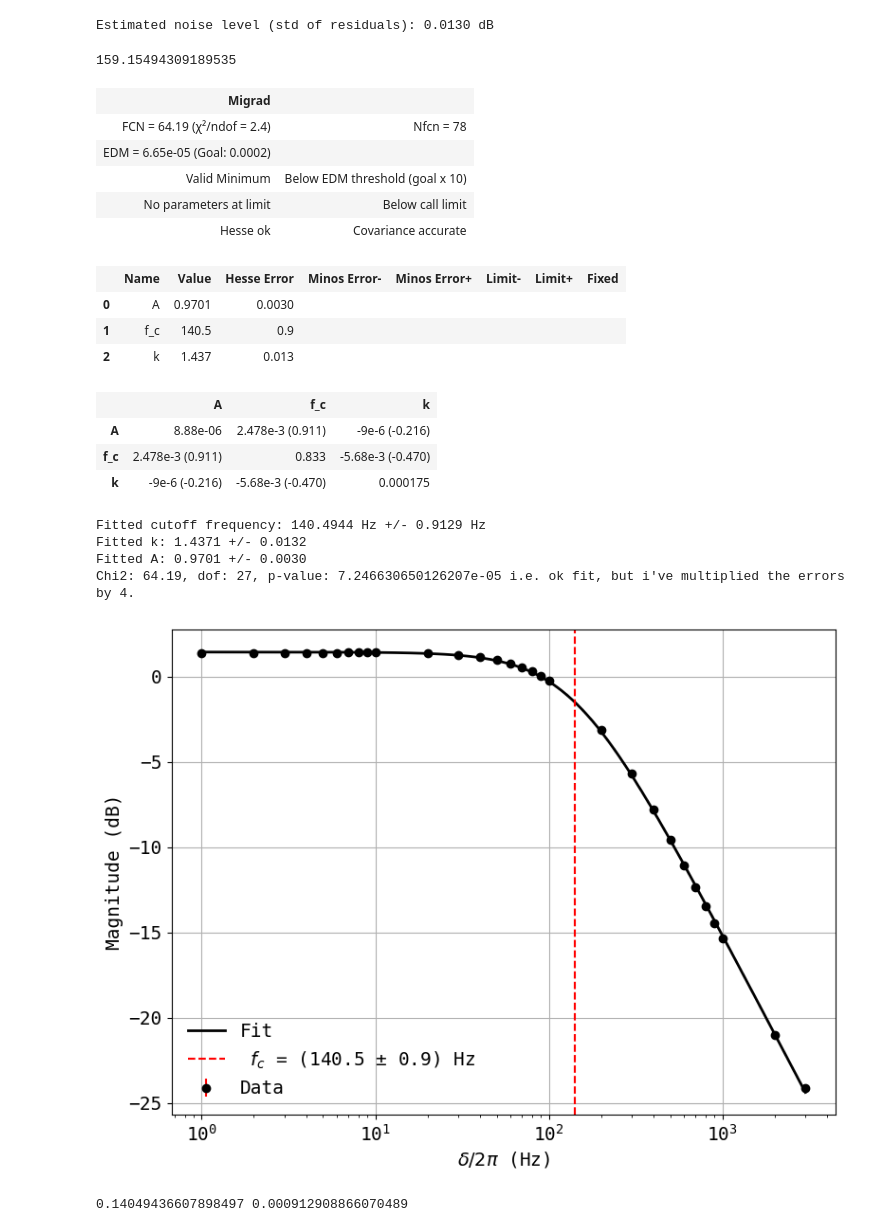
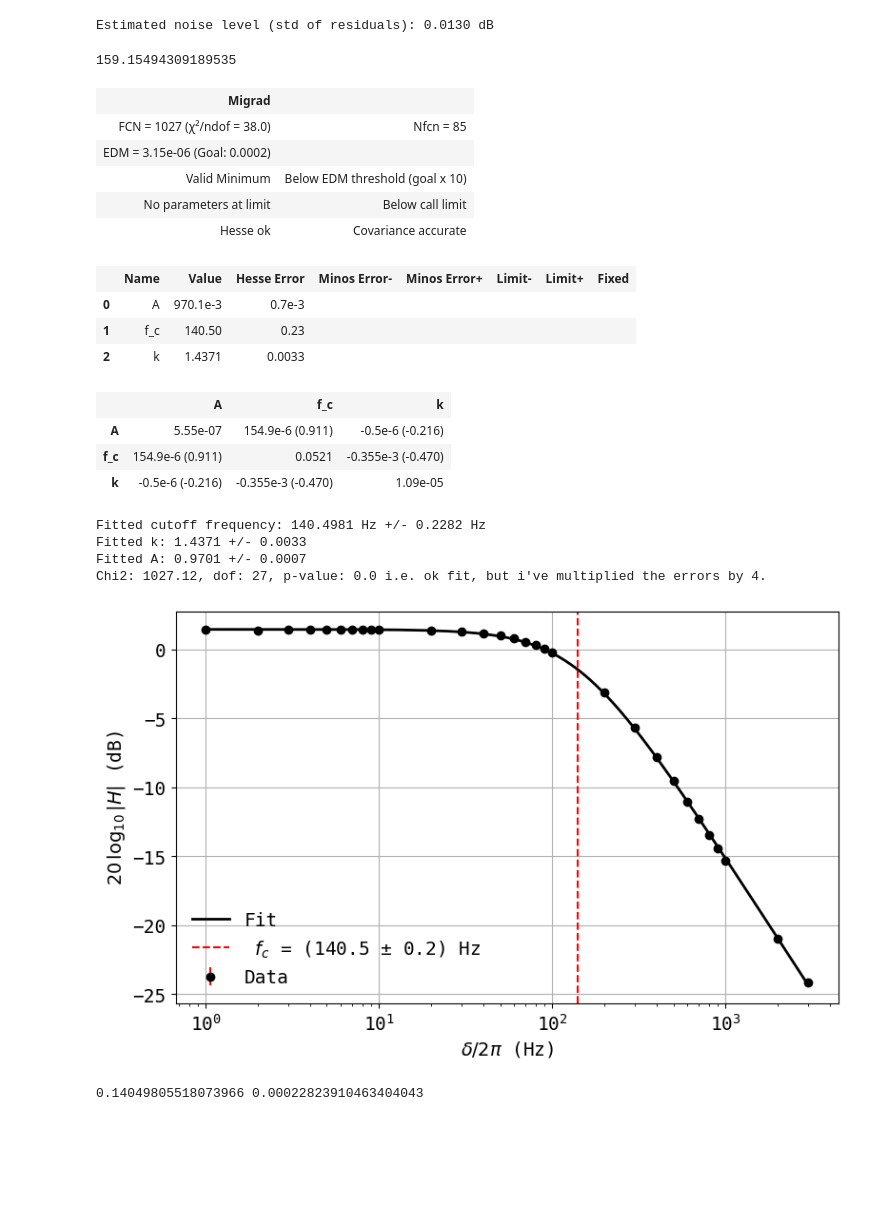
Before and after one commit to askeroelshoej/SP-Lock-In-Amp, a Jupyter notebook: experiment/analysis_stage_5.ipynb, the cells around one changed output. Saved outputs shown, nothing was run; the diff lists cells and outputs as text; code cells hidden in the pictures; blank space fills up the shorter version.

```diff
--- a/experiment/analysis_stage_5.ipynb
+++ b/experiment/analysis_stage_5.ipynb
@@ -59,7 +59,7 @@ lin_freqs = freq_detuning[:10]
 #Use Scipy to fit a constant to the linear region
 popt, pcov = curve_fit(constant, lin_freqs, lin_amps)
 lin_resvals = lin_amps - constant(lin_freqs, *popt)
-errors = np.array(np.std(lin_resvals)*np.ones_like(amp_dB))*4
+errors = np.array(np.std(lin_resvals)*np.ones_like(amp_dB))
 print(f"Estimated noise level (std of residuals): {np.std(lin_resvals):.4f} dB")
 # %% [output]
 Estimated noise level (std of residuals): 0.0130 dB
@@ -78,19 +78,19 @@ minuit_pendul.migrad()
 # %% [output]
 159.15494309189535
 | Migrad |  |
-| FCN = 64.19 (χ²/ndof = 2.4) | Nfcn = 78 |
-| EDM = 6.65e-05 (Goal: 0.0002) |  |
+| FCN = 1027 (χ²/ndof = 38.0) | Nfcn = 85 |
+| EDM = 3.15e-06 (Goal: 0.0002) |  |
 | Valid Minimum | Below EDM threshold (goal x 10) |
 | No parameters at limit | Below call limit |
 | Hesse ok | Covariance accurate |
 |  | Name | Value | Hesse Error | Minos Error- | Minos Error+ | Limit- | Limit+ | Fixed |
-| 0 | A | 0.9701 | 0.0030 |  |  |  |  |  |
-| 1 | f_c | 140.5 | 0.9 |  |  |  |  |  |
-| 2 | k | 1.437 | 0.013 |  |  |  |  |  |
+| 0 | A | 970.1e-3 | 0.7e-3 |  |  |  |  |  |
+| 1 | f_c | 140.50 | 0.23 |  |  |  |  |  |
+| 2 | k | 1.4371 | 0.0033 |  |  |  |  |  |
 |  | A | f_c | k |
-| A | 8.88e-06 | 2.478e-3 (0.911) | -9e-6 (-0.216) |
-| f_c | 2.478e-3 (0.911) | 0.833 | -5.68e-3 (-0.470) |
-| k | -9e-6 (-0.216) | -5.68e-3 (-0.470) | 0.000175 |
+| A | 5.55e-07 | 154.9e-6 (0.911) | -0.5e-6 (-0.216) |
+| f_c | 154.9e-6 (0.911) | 0.0521 | -0.355e-3 (-0.470) |
+| k | -0.5e-6 (-0.216) | -0.355e-3 (-0.470) | 1.09e-05 |
 # %%
 f_c = minuit_pendul.values['f_c']
 f_c_err = minuit_pendul.errors['f_c']
@@ -106,32 +106,32 @@ print(f"Fitted A: {A:.4f} +/- {A_err:.4f}")
 chi2_val = minuit_pendul.fval
 dof = len(freq_detuning) - len(minuit_pendul.values)
 chi2p_val = 1 - stats.chi2.cdf(chi2_val, dof)
-print(f"Chi2: {chi2_val:.2f}, dof: {dof}, p-value: {chi2p_val} i.e. ok fit, but i've multiplied the errors by 4.")
+print(f"Chi2: {chi2_val:.2f}, dof: {dof}, p-value: {chi2p_val} i.e. bad fit!.")
 # %% [output]
-Fitted cutoff frequency: 140.4944 Hz +/- 0.9129 Hz
-Fitted k: 1.4371 +/- 0.0132
-Fitted A: 0.9701 +/- 0.0030
-Chi2: 64.19, dof: 27, p-value: 7.246630650126207e-05 i.e. ok fit, but i've multiplied the errors by 4.
+Fitted cutoff frequency: 140.4981 Hz +/- 0.2282 Hz
+Fitted k: 1.4371 +/- 0.0033
+Fitted A: 0.9701 +/- 0.0007
+Chi2: 1027.12, dof: 27, p-value: 0.0 i.e. ok fit, but i've multiplied the errors by 4.
 # %%
 f_linspace = np.linspace(np.min(freq_detuning), np.max(freq_detuning), 1000)
 func_values = low_pass_model(f_linspace, A, f_c, k)
 # %%
 #plot the entire thing:
-fig, ax = plt.subplots(figsize=(8, 6))
+fig, ax = plt.subplots(figsize=(8, 5))
 ax.errorbar(freq_detuning, amp_dB, yerr=errors, fmt='o', ms = 6, color='k', ecolor='r', label='Data')
 ax.plot(f_linspace, func_values, linestyle='-', linewidth = 2, color='k', label=f'Fit')
 ax.axvline(f_c, color='r', linestyle='--', label=f' $f_c$ = ({f_c:.1f} ± {f_c_err:.1f}) Hz')
 ax.set_xlabel(r"$\delta/2\pi$ (Hz)", fontsize=14)
-ax.set_ylabel(r"Magnitude (dB)", fontsize=14)
+ax.set_ylabel(r"$20 \,\log_{10}|H|$ (dB)", fontsize=14)
 ax.tick_params(axis='both', which='major', labelsize=14)
 ax.set_xscale('log')
 ax.grid(True)
 ax.legend(loc = 'best', fontsize =14, frameon = False)
 plt.tight_layout()
 plt.savefig('stage5_lpfit.pdf', dpi=600, bbox_inches='tight', pad_inches=0.02);
 # %% [output]
-[figure, old version]
+[figure, new version]
 # %%
 print(f_c*1e-3, f_c_err*1e-3)
 # %% [output]
-0.14049436607898497 0.000912908866070489
+0.14049805518073966 0.00022823910463404043
```
Also changed, not shown: 6 other files.
